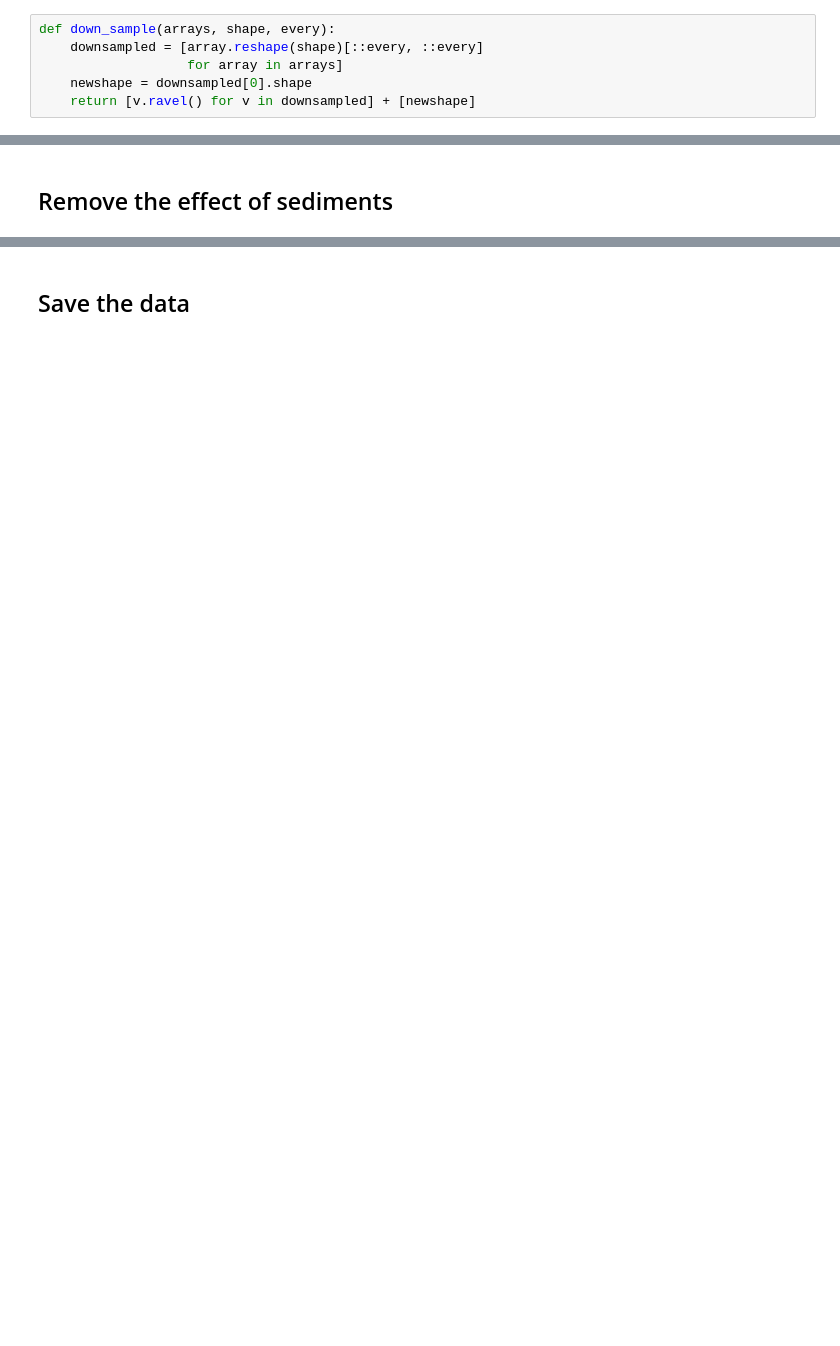
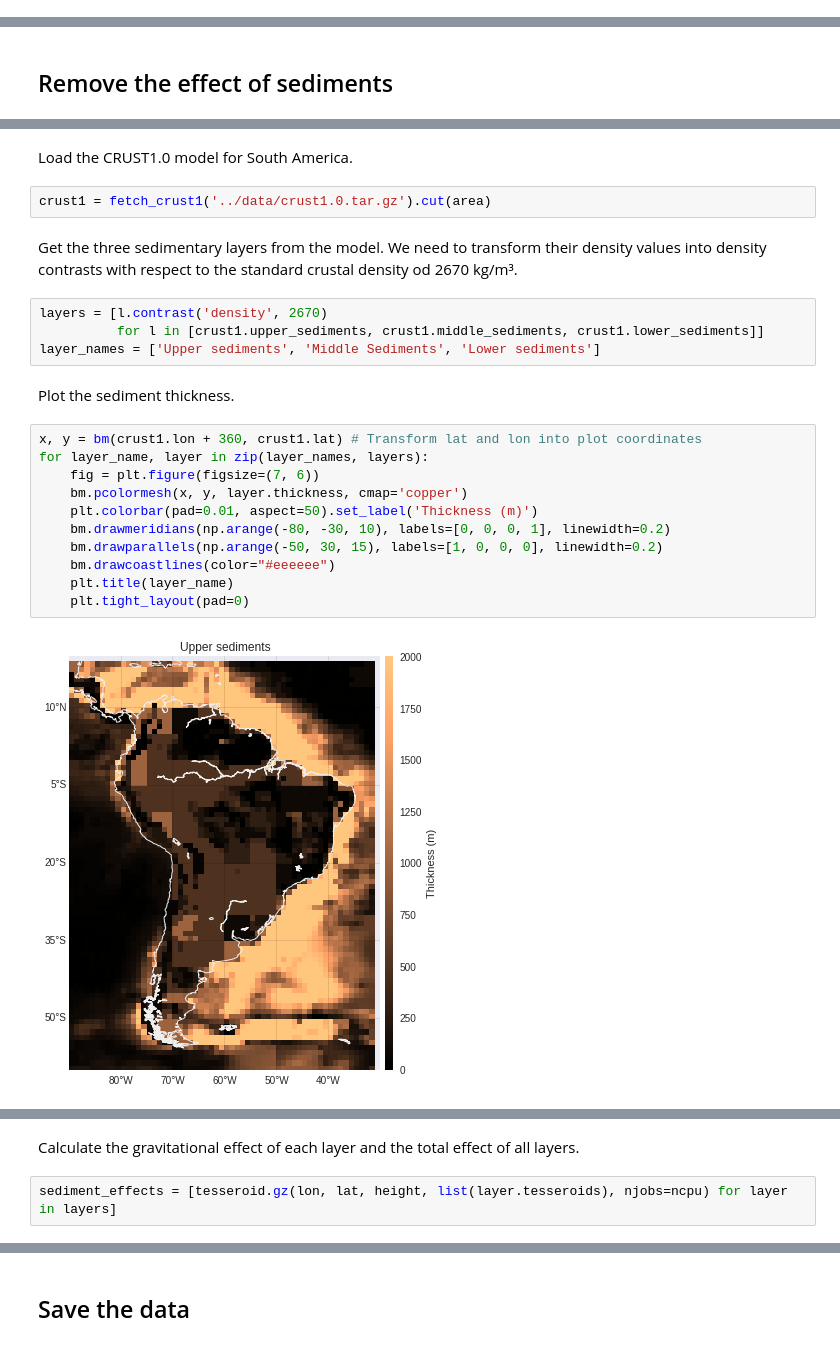
Before and after one commit to pinga-lab/paper-moho-inversion-tesseroids, a Jupyter notebook: notebooks/south-america-gravity-data.ipynb, the cells around one changed output, grey strips where cells are left out. Cells and saved outputs as stored; diff of their text form; blank space fills up the shorter version.

```diff
--- a/notebooks/south-america-gravity-data.ipynb
+++ b/notebooks/south-america-gravity-data.ipynb
@@ -65,6 +64,0 @@ We'll need to down sample this data set to a larger grid spacing because it's to
-# %%
-def down_sample(arrays, shape, every):
-    downsampled = [array.reshape(shape)[::every, ::every]
-                   for array in arrays]
-    newshape = downsampled[0].shape
-    return [v.ravel() for v in downsampled] + [newshape]
@@ -190,0 +194,25 @@ plt.title('Bouguer anomaly')
+# %% [markdown]
+Load the CRUST1.0 model for South America.
+# %%
+crust1 = fetch_crust1('../data/crust1.0.tar.gz').cut(area)
+# %% [markdown]
+Get the three sedimentary layers from the model. We need to transform their density values into density contrasts with respect to the standard crustal density od 2670 kg/m³.
+# %%
+layers = [l.contrast('density', 2670)
+          for l in [crust1.upper_sediments, crust1.middle_sediments, crust1.lower_sediments]]
+layer_names = ['Upper sediments', 'Middle Sediments', 'Lower sediments']
+# %% [markdown]
+Plot the sediment thickness.
+# %%
+x, y = bm(crust1.lon + 360, crust1.lat) # Transform lat and lon into plot coordinates
+for layer_name, layer in zip(layer_names, layers):
+    fig = plt.figure(figsize=(7, 6))
+    bm.pcolormesh(x, y, layer.thickness, cmap='copper')
+    plt.colorbar(pad=0.01, aspect=50).set_label('Thickness (m)')
+    bm.drawmeridians(np.arange(-80, -30, 10), labels=[0, 0, 0, 1], linewidth=0.2)
+    bm.drawparallels(np.arange(-50, 30, 15), labels=[1, 0, 0, 0], linewidth=0.2)
+    bm.drawcoastlines(color="#eeeeee")
+    plt.title(layer_name)
+    plt.tight_layout(pad=0)
+# %% [output]
+[figure, added]
@@ -190,0 +221,4 @@ plt.title('Bouguer anomaly')
+# %% [markdown]
+Calculate the gravitational effect of each layer and the total effect of all layers.
+# %%
+sediment_effects = [tesseroid.gz(lon, lat, height, list(layer.tesseroids), njobs=ncpu) for layer in layers]
```
Also changed, not shown: parts of 16 cells of this notebook, 1 other file.
